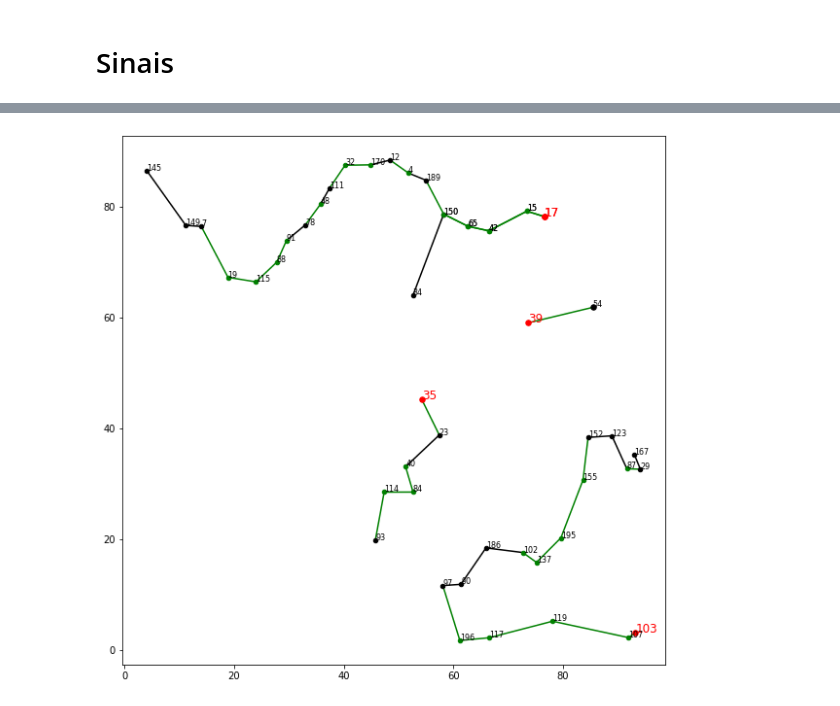
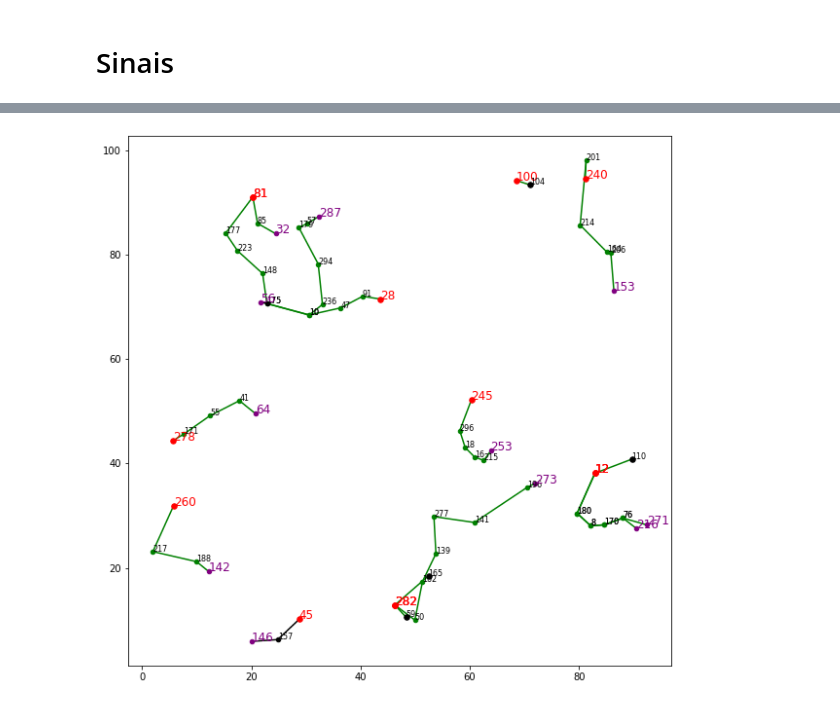
Before and after one commit to ViniciusBragaDiniz/ERP, a Jupyter notebook: Modelo.ipynb, the cells around one changed output, grey strips where cells are left out. Drawn from its saved outputs; the diff is of its cells as text; code cells hidden in the pictures.

```diff
--- a/Modelo.ipynb
+++ b/Modelo.ipynb
@@ -10,9 +10,9 @@ import Methods as mt
 importing Jupyter notebook from Methods.ipynb
 # %%
 #Leitura das Instâncias
-veiculos = pd.read_csv("k_15",index_col=0)
-vitimas = pd.read_csv("v_5",index_col=0)
-pontos = pd.read_csv("n_200",index_col=0)
+veiculos = pd.read_csv("k_50",index_col=0)
+vitimas = pd.read_csv("v_15",index_col=0)
+pontos = pd.read_csv("n_300",index_col=0)
 hospitais = veiculos["Inicial"].unique()
 # %%
 #Criação da Matriz de Distância
@@ -287,7 +287,7 @@ plt.show()
 # %% [markdown]
 # Sinais
 # %%
-estado = pd.read_csv("s_200",index_col=0)
+estado = pd.read_csv("s_300",index_col=0)
 # %%
 sinais = Model("Sinais")
 # %%
@@ -387,5 +304,12 @@ atendimentos
 # %%
-arc_time, arc_states, arc_moment, arc_priority = mt.makeArcs(ordered_routes,_DistanceMatrix,veiculos,vitimas,atendimentos,pontos,estado,sinal)
+arc_time, arc_states, arc_moment, arc_priority, arc_count = mt.makeArcs(ordered_routes, #Caminhos organizados
+                                                                        _DistanceMatrix, #Matriz de Distâncias
+                                                                        veiculos,#Instância de veículos
+                                                                        vitimas, #Instância de vítimas
+                                                                        atendimentos, #Relação Ambulância-Vítima
+                                                                        pontos, #Arcos que saem de cada vértice
+                                                                        estado, #Estado dos Sinais no tempo 0
+                                                                        sinal) #Tempo de alteração do Sinal
 # %%
 arc_closed_moment = {}
 for i in arc_moment:
@@ -408,9 +334,9 @@ for i in arc_count.keys():
     e = sinal
     Si = _DecisionListSinais[i]
 
-    minimize += arc_count[i]*(d+(e-((1-arc_states[i])*Si+(1-Si)*arc_states[i])*e))
-    Aj=(arc_closed_moment[i])/arc_priority[i]
-    minimize+=Aj*_DecisionListSinais[i]
+    minimize += arc_count[i]*(d+e*(1-Si))
+    Aj= (e*arc_closed_moment[i])/(arc_priority[i]+1)
+    minimize+=Si*Aj
 # %%
 sinais.minimize(minimize)
 # %%
@@ -447,14 +353,10 @@ for i in _Solution2.as_dict():
         aux = i.split("_")[1:]
         routes2.append((int(aux[0]),int(aux[1])))
 
-maior_tempo = 0
-tempos = {}
 atendimentos = {}
 arc_count = {}
 for k in veiculos.index:
     if len(routes[k]) > 0:
-        tempos[k]=0
-        tempo_k = 0
 
         inicial = veiculos.loc[k]["Inicial"]
         actual_node = routes[k].pop(inicial)
@@ -468,11 +370,9 @@ for k in veiculos.index:
             plt.text(xcoord[0],ycoord[0],str(inicial),fontsize=12,color="red")
             plt.plot(xcoord,ycoord,'g',zorder=0)
         else:
-            plt.scatter(xcoord[0],ycoord[0],s=30,color='black',zorder=1)
-            plt.text(xcoord[0],ycoord[0],str(inicial),fontsize=12,color="black")
+            plt.scatter(xcoord[0],ycoord[0],s=30,color='red',zorder=1)
+            plt.text(xcoord[0],ycoord[0],str(inicial),fontsize=12,color="red")
             plt.plot(xcoord,ycoord,'black',zorder=0)
-
-        tempo_k += _DistanceMatrix.loc[inicial][actual_node]
 
         if len(routes[k]) == 0:
             plt.scatter(xcoord[1],ycoord[1],s=30,color='black',zorder=1)
@@ -480,33 +380,33 @@ for k in veiculos.index:
         else:
             while actual_node not in vitimas["Ponto"].values:
                 next_node = routes[k].pop(actual_node)
 
                 if (actual_node,next_node) not in list(arc_count.keys()):
                     arc_count[(actual_node,next_node)]= 1
                 else:
                     arc_count[(actual_node,next_node)]+= 1
 
                 string+="-> "+str(next_node)
 
 
                 xcoord=[pontos.loc[actual_node]["x"],pontos.loc[next_node]["x"]]
                 ycoord=[pontos.loc[actual_node]["y"],pontos.loc[next_node]["y"]]
 
                 if (actual_node, next_node) in routes2:
                     plt.scatter(xcoord[0],ycoord[0],s=20,color='g',zorder=1)
                     plt.text(xcoord[0],ycoord[0],str(actual_node),fontsize=8)
                     plt.plot(xcoord,ycoord,'g',zorder=0)
 
                 else:
                     plt.scatter(xcoord[0],ycoord[0],s=20,color='black',zorder=1)
                     plt.text(xcoord[0],ycoord[0],str(actual_node),fontsize=8)
                     plt.plot(xcoord,ycoord,'black',zorder=0)
 
                 actual_node=next_node
 
-            plt.scatter(xcoord[1],ycoord[1],s=20,color='black',zorder=1)
-            plt.text(xcoord[1],ycoord[1],str(next_node),fontsize=8)
+            plt.scatter(xcoord[1],ycoord[1],s=20,color='purple',zorder=1)
+            plt.text(xcoord[1],ycoord[1],str(next_node),fontsize=12,color='purple')
 
 plt.show()
 # %% [output]
-[figure, old version]
+[figure, new version]
```
Also changed, not shown: parts of 9 cells of this notebook, 1 other file.
